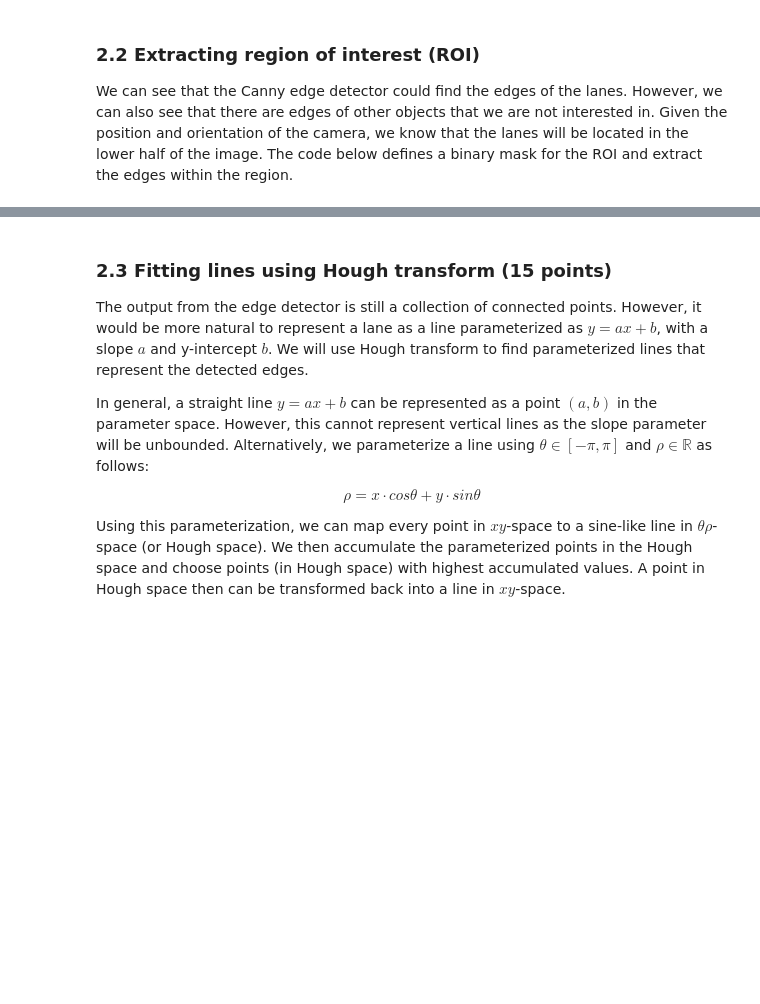
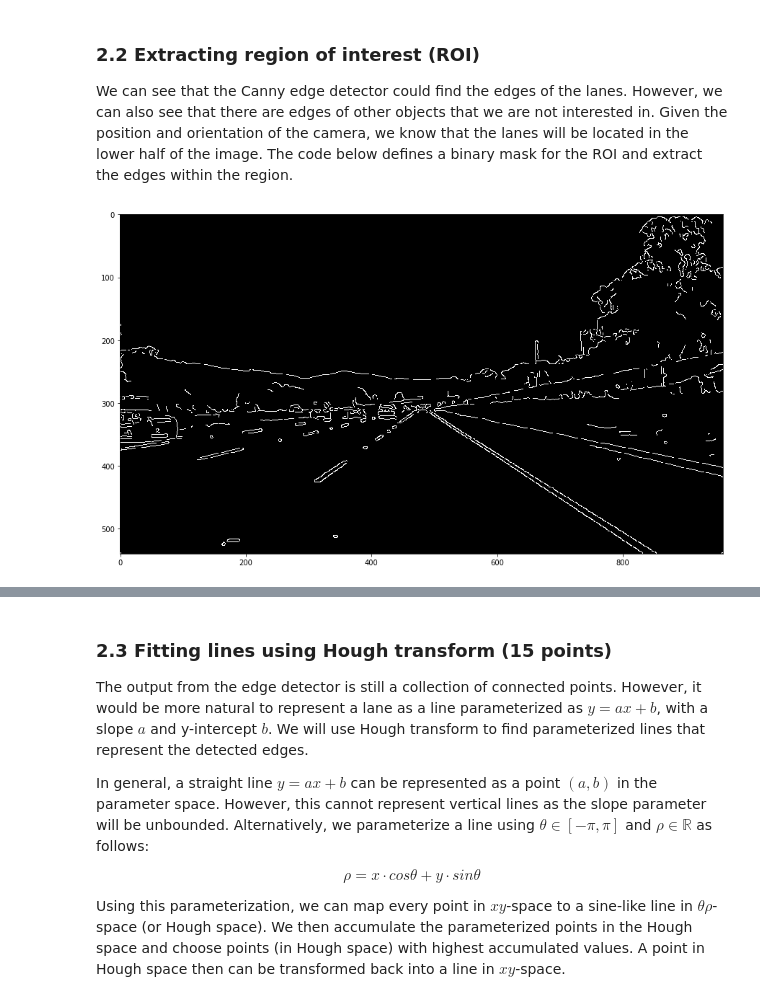
Before and after one commit to MrMorning/solutionOfCS131, a Jupyter notebook: hw2_release/hw2.ipynb, the cells around one changed output, grey strips where cells are left out. Saved outputs shown, nothing was run; the diff lists cells and outputs as text; code cells hidden in the pictures; blank space fills up the shorter version.

```diff
--- a/hw2_release/hw2.ipynb
+++ b/hw2_release/hw2.ipynb
@@ -519,6 +532,11 @@ plt.show()
 # %% [markdown]
 ### 2.2 Extracting region of interest (ROI)
 We can see that the Canny edge detector could find the edges of the lanes. However, we can also see that there are edges of other objects that we are not interested in. Given the position and orientation of the camera, we know that the lanes will be located in the lower half of the image. The code below defines a binary mask for the ROI and extract the edges within the region.
+# %%
+plt.imshow(edges)
+plt.show()
+# %% [output]
+[figure, added]
 # %%
 H, W = img.shape
 
```
Also changed, not shown: parts of 11 cells of this notebook, 5 other files.
